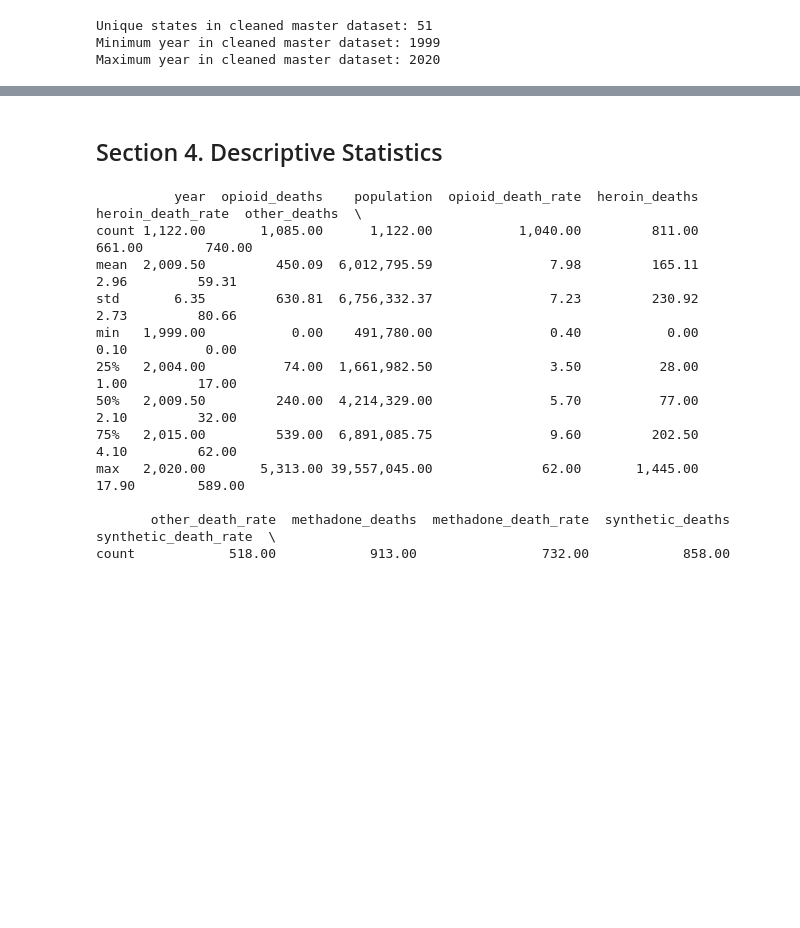
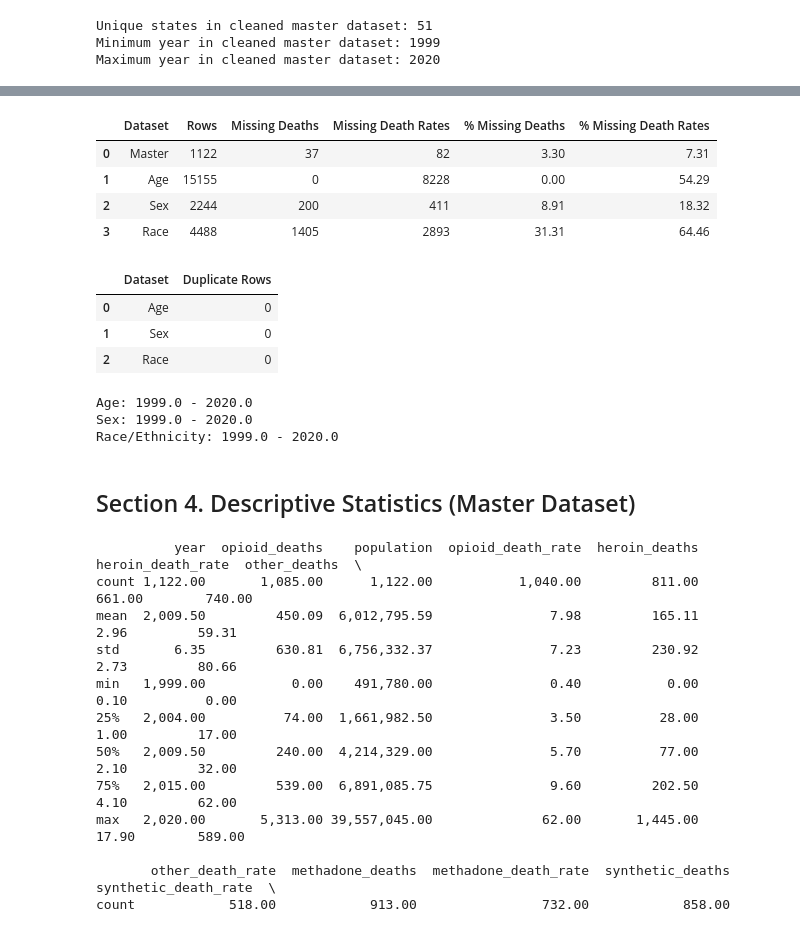
Before and after one commit to abeaderstadt/opioid-overdose-capstone, a Jupyter notebook: notebooks/eda.ipynb, the cells around one changed output, grey strips where cells are left out. Drawn from its saved outputs; the diff is of its cells as text; code cells hidden in the pictures; blank space fills up the shorter version.

```diff
--- a/notebooks/eda.ipynb
+++ b/notebooks/eda.ipynb
@@ -155,5 +233,81 @@ The primary opioid deaths variable contains 37 missing observations (3.3% of the
+# %%
+# Create a summary of missing values across all datasets
+missing_summary = pd.DataFrame({
+    "Dataset": ["Master", "Age", "Sex", "Race"],
+    "Rows": [
+        analysis_df.shape[0],
+        age_analysis_df.shape[0],
+        sex_analysis_df.shape[0],
+        race_analysis_df.shape[0],
+    ],
+    "Missing Deaths": [
+        analysis_df["opioid_deaths"].isna().sum(),
+        age_analysis_df["deaths"].isna().sum(),
+        sex_analysis_df["deaths"].isna().sum(),
+        race_analysis_df["deaths"].isna().sum(),
+    ],
+    "Missing Death Rates": [
+        analysis_df["opioid_death_rate"].isna().sum(),
+        age_analysis_df["opioid_death_rate"].isna().sum(),
+        sex_analysis_df["opioid_death_rate"].isna().sum(),
+        race_analysis_df["opioid_death_rate"].isna().sum(),
+    ],
+})
+
+# Calculate percentages
+missing_summary["% Missing Deaths"] = (
+    missing_summary["Missing Deaths"] / missing_summary["Rows"] * 100
+).round(2)
+
+missing_summary["% Missing Death Rates"] = (
+    missing_summary["Missing Death Rates"] / missing_summary["Rows"] * 100
+).round(2)
+
+missing_summary
+# %% [output]
+|  | Dataset | Rows | Missing Deaths | Missing Death Rates | % Missing Deaths | % Missing Death Rates |
+| 0 | Master | 1122 | 37 | 82 | 3.30 | 7.31 |
+| 1 | Age | 15155 | 0 | 8228 | 0.00 | 54.29 |
+| 2 | Sex | 2244 | 200 | 411 | 8.91 | 18.32 |
+| 3 | Race | 4488 | 1405 | 2893 | 31.31 | 64.46 |
+# %%
+# Check for dulpicate values in supporting datasets
+duplicate_summary = pd.DataFrame({
+    "Dataset": ["Age", "Sex", "Race"],
+    "Duplicate Rows": [
+        age_analysis_df.duplicated(
+            subset=["state", "year", "age"]
+        ).sum(),
+        sex_analysis_df.duplicated(
+            subset=["state", "year", "sex"]
+        ).sum(),
+        race_analysis_df.duplicated(
+            subset=["state", "year", "race"]
+        ).sum(),
+    ]
+})
+
+duplicate_summary
+# %% [output]
+|  | Dataset | Duplicate Rows |
+| 0 | Age | 0 |
+| 1 | Sex | 0 |
+| 2 | Race | 0 |
+# %%
+# Check the year range in supporting datasets
+for name, df in datasets.items():
+    print(
+        f"{name}:",
+        df["year"].min(),
+        "-",
+        df["year"].max()
+    )
+# %% [output]
+Age: 1999.0 - 2020.0
+Sex: 1999.0 - 2020.0
+Race/Ethnicity: 1999.0 - 2020.0
 # %% [markdown]
-## Section 4. Descriptive Statistics
+## Section 4. Descriptive Statistics (Master Dataset)
 # %%
 describe_df = analysis_df.describe().round(2)
 print(describe_df)
```
Also changed, not shown: parts of 18 cells of this notebook.
